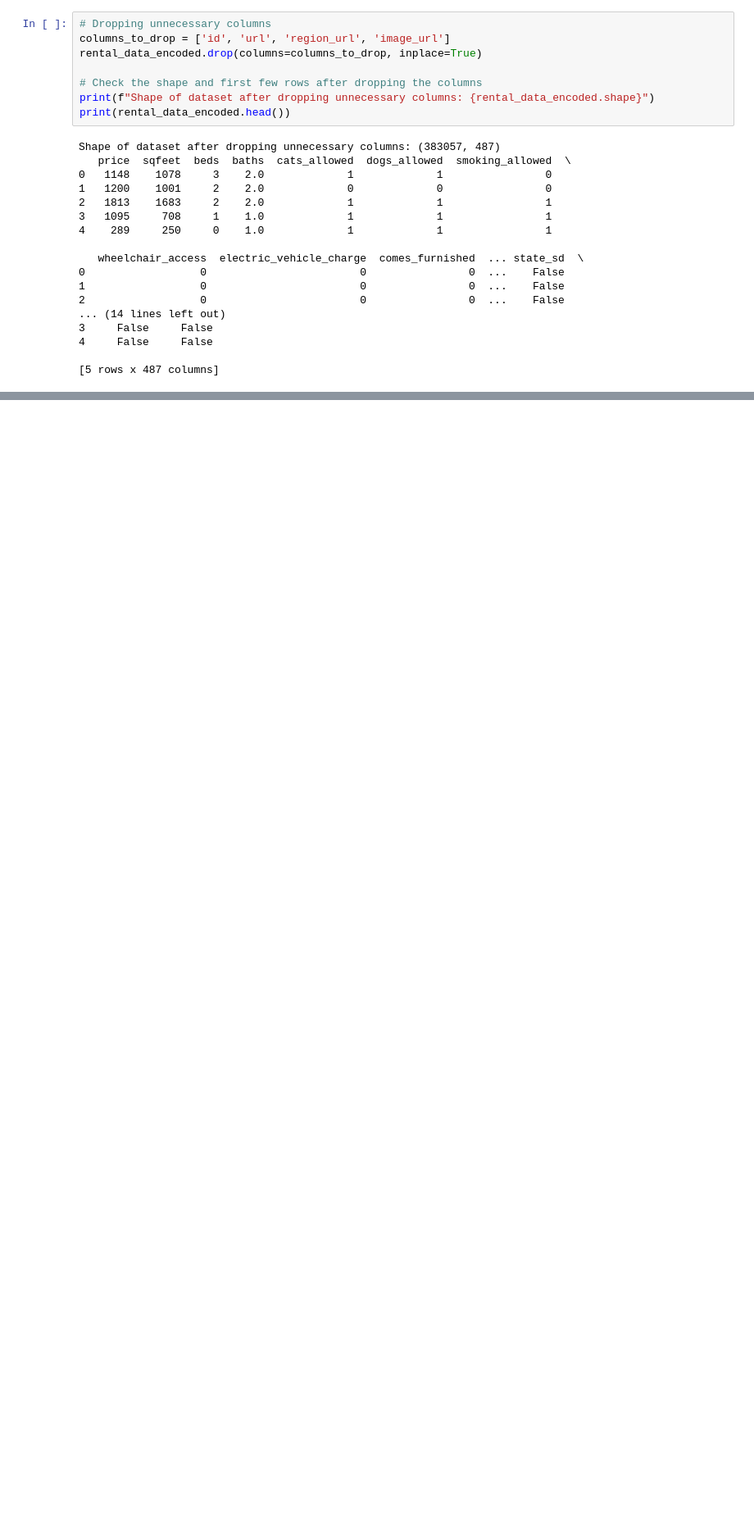
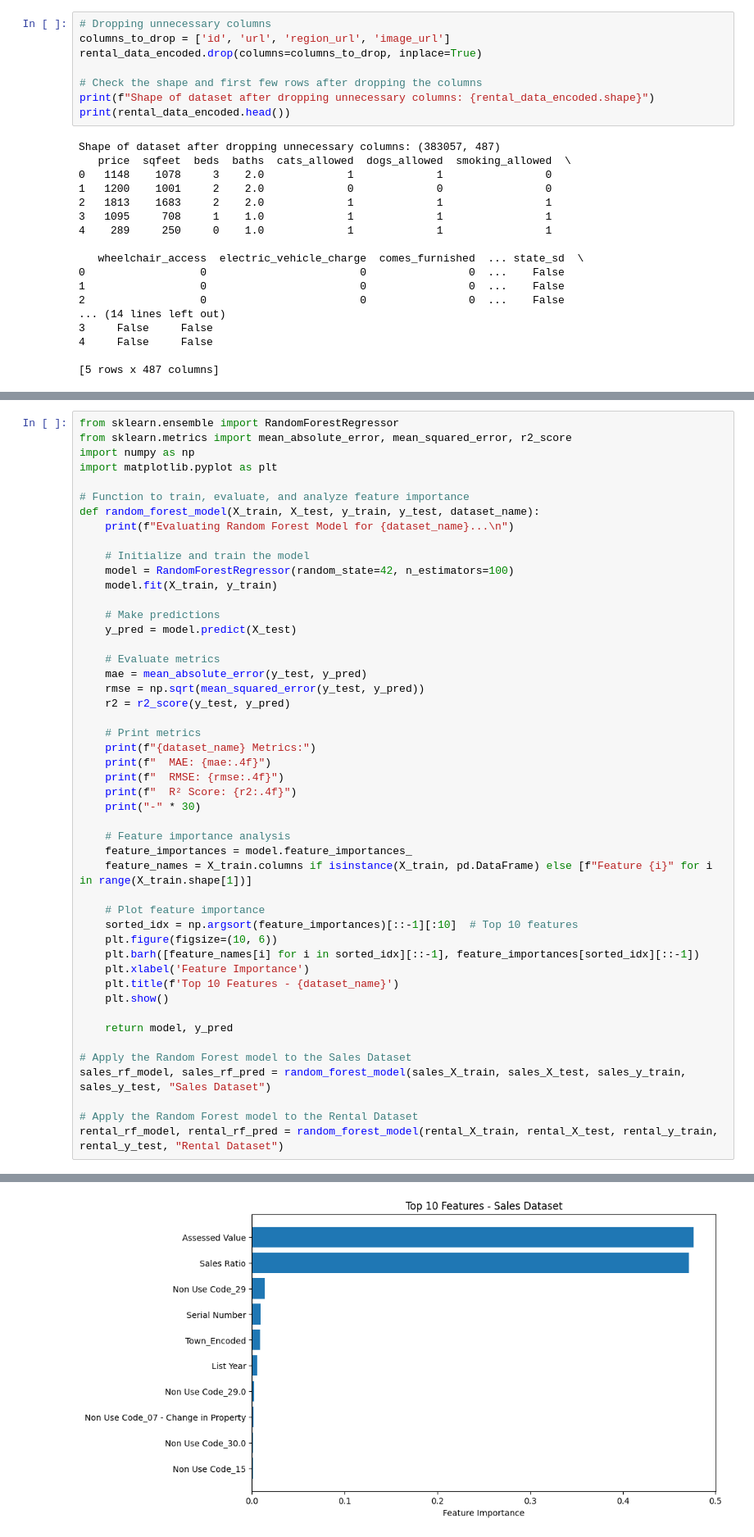
Before and after one commit to kushal-jaat/ASD-assignment-3, a Jupyter notebook: housing_price_prediction.ipynb, the cells around one changed output, grey strips where cells are left out. Shown at 82% size. Cells and saved outputs as stored; diff of their text form; blank space fills up the shorter version.

```diff
--- a/housing_price_prediction.ipynb
+++ b/housing_price_prediction.ipynb
@@ -1043,0 +1008,49 @@ R-squared (R²): 0.9999999925452402
+# %%
+from sklearn.ensemble import RandomForestRegressor
+from sklearn.metrics import mean_absolute_error, mean_squared_error, r2_score
+import numpy as np
+import matplotlib.pyplot as plt
+
+# Function to train, evaluate, and analyze feature importance
+def random_forest_model(X_train, X_test, y_train, y_test, dataset_name):
+    print(f"Evaluating Random Forest Model for {dataset_name}...\n")
+
+    # Initialize and train the model
+    model = RandomForestRegressor(random_state=42, n_estimators=100)
+    model.fit(X_train, y_train)
+
+    # Make predictions
+    y_pred = model.predict(X_test)
+
+    # Evaluate metrics
+    mae = mean_absolute_error(y_test, y_pred)
+    rmse = np.sqrt(mean_squared_error(y_test, y_pred))
+    r2 = r2_score(y_test, y_pred)
+
+    # Print metrics
+    print(f"{dataset_name} Metrics:")
+    print(f"  MAE: {mae:.4f}")
+    print(f"  RMSE: {rmse:.4f}")
+    print(f"  R² Score: {r2:.4f}")
+    print("-" * 30)
+
+    # Feature importance analysis
+    feature_importances = model.feature_importances_
+    feature_names = X_train.columns if isinstance(X_train, pd.DataFrame) else [f"Feature {i}" for i in range(X_train.shape[1])]
+
+    # Plot feature importance
+    sorted_idx = np.argsort(feature_importances)[::-1][:10]  # Top 10 features
+    plt.figure(figsize=(10, 6))
+    plt.barh([feature_names[i] for i in sorted_idx][::-1], feature_importances[sorted_idx][::-1])
+    plt.xlabel('Feature Importance')
+    plt.title(f'Top 10 Features - {dataset_name}')
+    plt.show()
+
+    return model, y_pred
+
+# Apply the Random Forest model to the Sales Dataset
+sales_rf_model, sales_rf_pred = random_forest_model(sales_X_train, sales_X_test, sales_y_train, sales_y_test, "Sales Dataset")
+
+# Apply the Random Forest model to the Rental Dataset
+rental_rf_model, rental_rf_pred = random_forest_model(rental_X_train, rental_X_test, rental_y_train, rental_y_test, "Rental Dataset")
+# %% [output]
@@ -1043,0 +1064 @@ R-squared (R²): 0.9999999925452402
+[figure, added]
```
Also changed, not shown: parts of 40 cells of this notebook.
